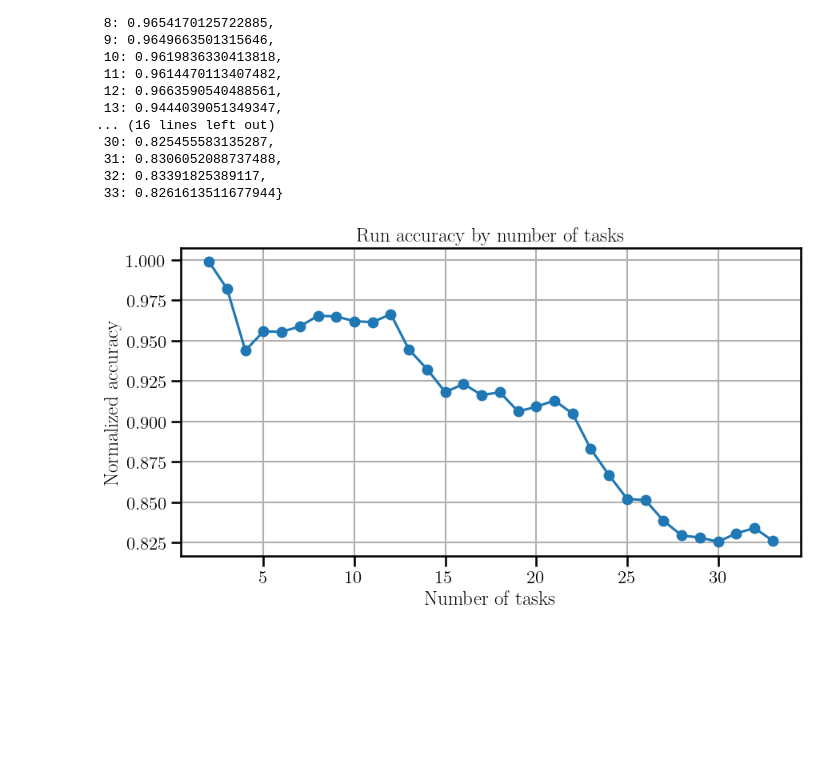
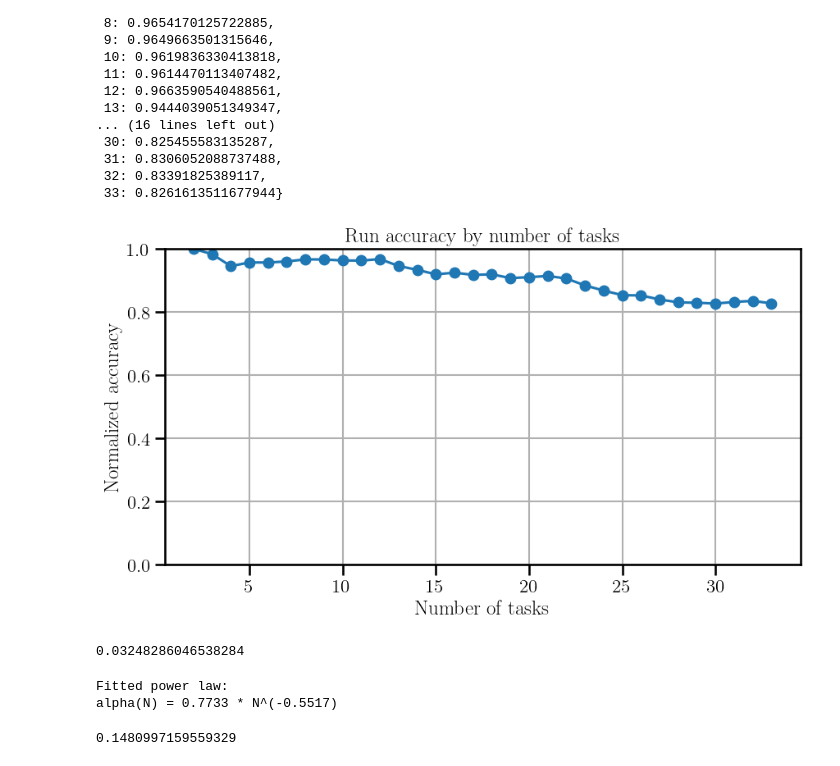
Before and after one commit to crisostomi/mass, a Jupyter notebook: notebooks/get_scaling_results.ipynb, the cells around one changed output. Cells and saved outputs as stored; diff of their text form; code cells hidden in the pictures; blank space fills up the shorter version.

Commit message:
add evaluate merging scaling

```diff
--- a/notebooks/get_scaling_results.ipynb
+++ b/notebooks/get_scaling_results.ipynb
@@ -125,12 +125,17 @@ run_by_num_tasks
 # %%
 sorted_items = sorted(run_by_num_tasks.items())
 xs, ys = zip(*sorted_items) if sorted_items else ([], [])
+
+# set y axis from 0 to 1
+
 plt.figure(figsize=(10, 5))
+plt.ylim(0, 1)
+
 plt.plot(xs, ys, marker='o')
 plt.xlabel('Number of tasks')
 plt.ylabel('Normalized accuracy')
 plt.title('Run accuracy by number of tasks')
 plt.grid(True)
 plt.show()
 # %% [output]
-[figure, old version]
+[figure, new version]
@@ -136,0 +144,55 @@ plt.show()
+# %%
+scaling(33)
+# %% [output]
+0.03248286046538284
+# %%
+import numpy as np
+
+# -------------------------------------------------------------------
+# 1. Observations extracted from the plot (central trend line)
+#    Adjust these if you prefer slightly different readings
+# -------------------------------------------------------------------
+data_from_plot = {
+    2: 0.41,
+    3: 0.39,
+    4: 0.37,
+    5: 0.35,
+    6: 0.33,
+    7: 0.31,
+    8: 0.30,
+}
+
+# -------------------------------------------------------------------
+# 2. Add your extra known constraints
+# -------------------------------------------------------------------
+extra_points = {
+    14: 0.20,
+    20: 0.10,
+}
+
+# Combine all observations
+all_data = {**data_from_plot, **extra_points}
+
+N = np.array(list(all_data.keys()), dtype=float)
+alpha = np.array(list(all_data.values()), dtype=float)
+
+# -------------------------------------------------------------------
+# 3. Fit power law alpha = c * N^(-p)
+#    Take logs: log(alpha) = log(c) - p * log(N)
+#    Fit via linear regression
+# -------------------------------------------------------------------
+logN = np.log(N)
+logA = np.log(alpha)
+
+# Linear regression: logA = a + b*logN
+b, a = np.polyfit(logN, logA, 1)
+
+# Extract parameters: a = log(c), b = -p
+c = np.exp(a)
+p = -b
+
+print("Fitted power law:")
+print(f"alpha(N) = {c:.4f} * N^(-{p:.4f})")
+# %% [output]
+Fitted power law:
+alpha(N) = 0.7733 * N^(-0.5517)
@@ -136,0 +201,4 @@ plt.show()
+# %%
+scaling(20)
+# %% [output]
+0.1480997159559329
```
Also changed, not shown: parts of 3 cells of this notebook, 7 other files.
